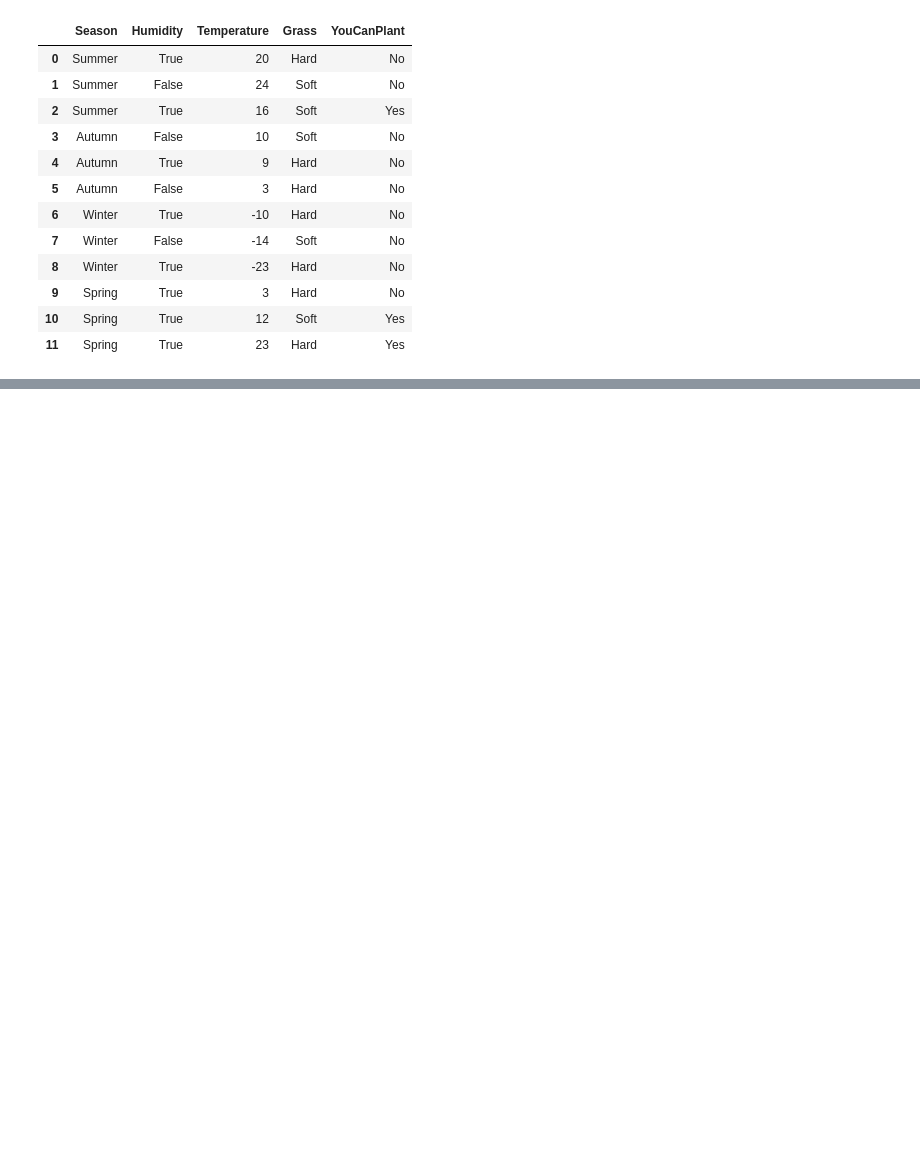
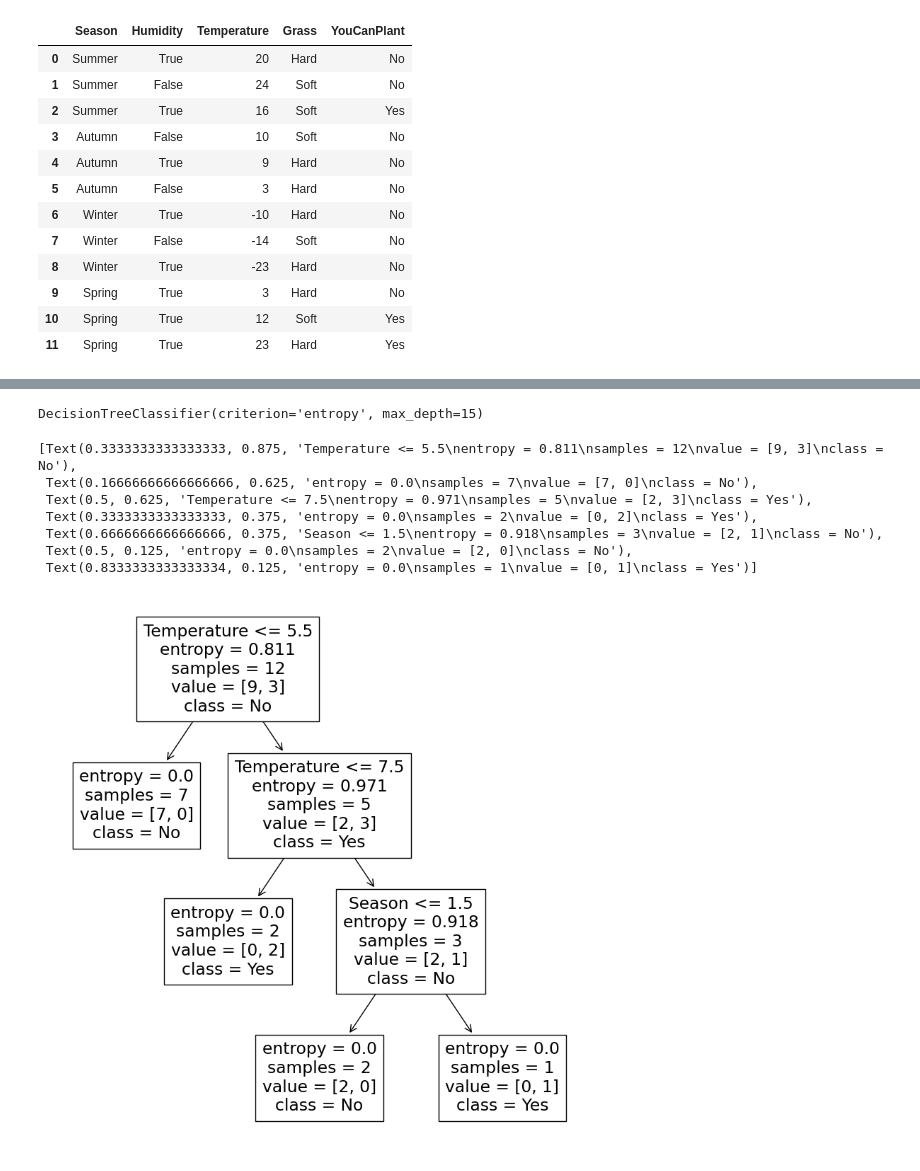
Before and after one commit to ErifGocthik/tree, a Jupyter notebook: Untitled.ipynb, the cells around one changed output, grey strips where cells are left out. Cells and saved outputs as stored; diff of their text form; code cells hidden in the pictures; blank space fills up the shorter version.

```diff
--- a/Untitled.ipynb
+++ b/Untitled.ipynb
@@ -31,0 +22,15 @@ SyntaxError: invalid syntax (3398114431.py, line 4)
+# %%
+translates = {
+    'Season' : ['Summer','Autumn','Winter','Spring'],
+    'Humidity' : [True, False],
+    'Temperature' : [-23, -14, -10, 3, 9, 10, 12, 16, 20, 23, 24, 26],
+    'Grass' : ['Hard','Soft'],
+    'YouCanPlant' : ['No','Yes'],
+}
+# %%
+df.Season.replace({k:v for k,v in zip(translates['Season'], range(len(translates['Season'])))}, inplace = True)
+df.Humidity = df.Humidity.astype('int32')
+df.Temperature.replace({k:v for k,v in zip(translates['Temperature'], range(len(translates['Temperature'])))}, inplace = True)
+df.Grass.replace({k:v for k,v in zip(translates['Grass'], range(len(translates['Grass'])))}, inplace = True)
+df.YouCanPlant.replace({k:v for k,v in zip(translates['YouCanPlant'], range(len(translates['YouCanPlant'])))}, inplace = True)
+df.info()
@@ -31,0 +69,17 @@ SyntaxError: invalid syntax (3398114431.py, line 4)
+# %%
+dtc = DecisionTreeClassifier(criterion = 'entropy', max_depth = 15)
+dtc.fit(df.drop('YouCanPlant', axis = 1), df['YouCanPlant'])
+# %% [output]
+DecisionTreeClassifier(criterion='entropy', max_depth=15)
+# %%
+fig = plt.figure(figsize = (10, 10))
+plot_tree(dtc, feature_names = df.columns, class_names=translates['YouCanPlant'])
+# %% [output]
+[Text(0.3333333333333333, 0.875, 'Temperature <= 5.5\nentropy = 0.811\nsamples = 12\nvalue = [9, 3]\nclass = No'),
+ Text(0.16666666666666666, 0.625, 'entropy = 0.0\nsamples = 7\nvalue = [7, 0]\nclass = No'),
+ Text(0.5, 0.625, 'Temperature <= 7.5\nentropy = 0.971\nsamples = 5\nvalue = [2, 3]\nclass = Yes'),
+ Text(0.3333333333333333, 0.375, 'entropy = 0.0\nsamples = 2\nvalue = [0, 2]\nclass = Yes'),
+ Text(0.6666666666666666, 0.375, 'Season <= 1.5\nentropy = 0.918\nsamples = 3\nvalue = [2, 1]\nclass = No'),
+ Text(0.5, 0.125, 'entropy = 0.0\nsamples = 2\nvalue = [2, 0]\nclass = No'),
+ Text(0.8333333333333334, 0.125, 'entropy = 0.0\nsamples = 1\nvalue = [0, 1]\nclass = Yes')]
+[figure, added]
```
Also changed, not shown: parts of 4 cells of this notebook.
